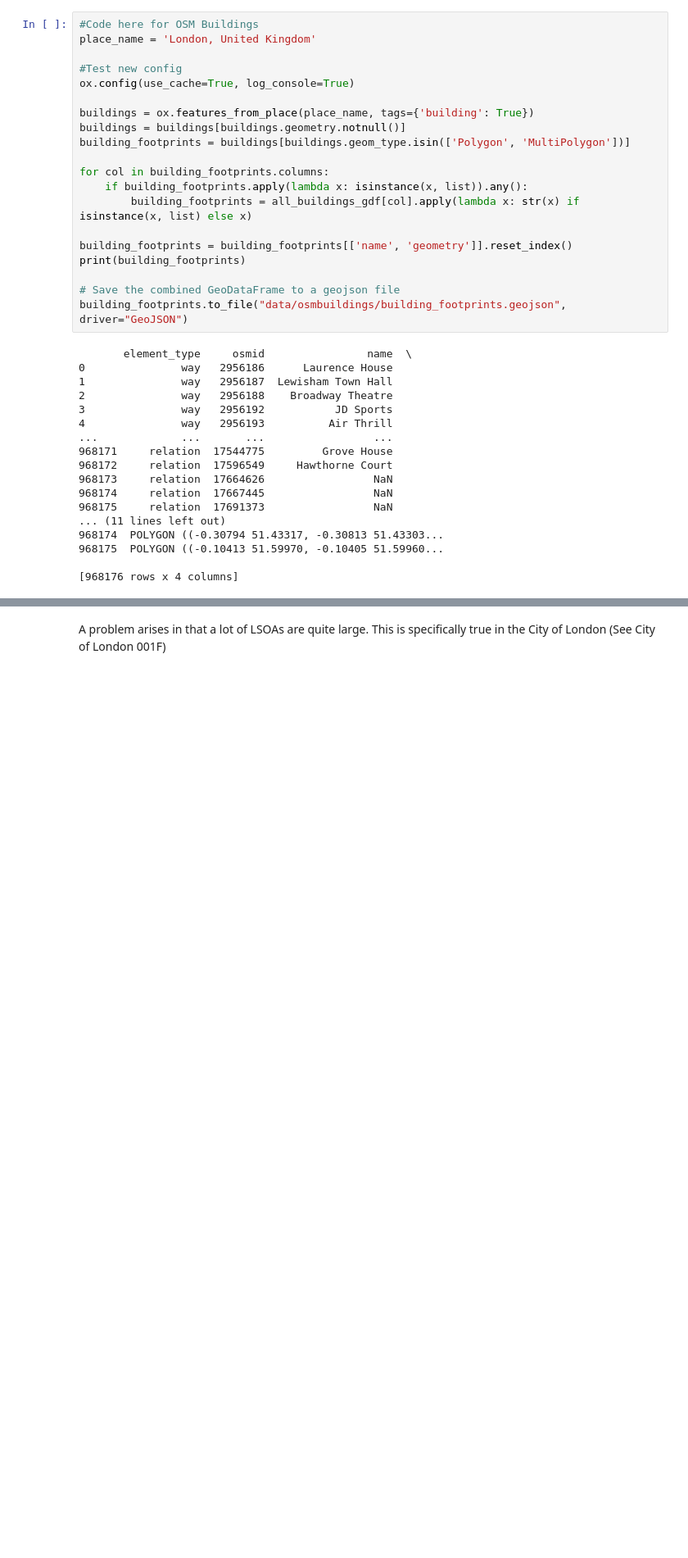
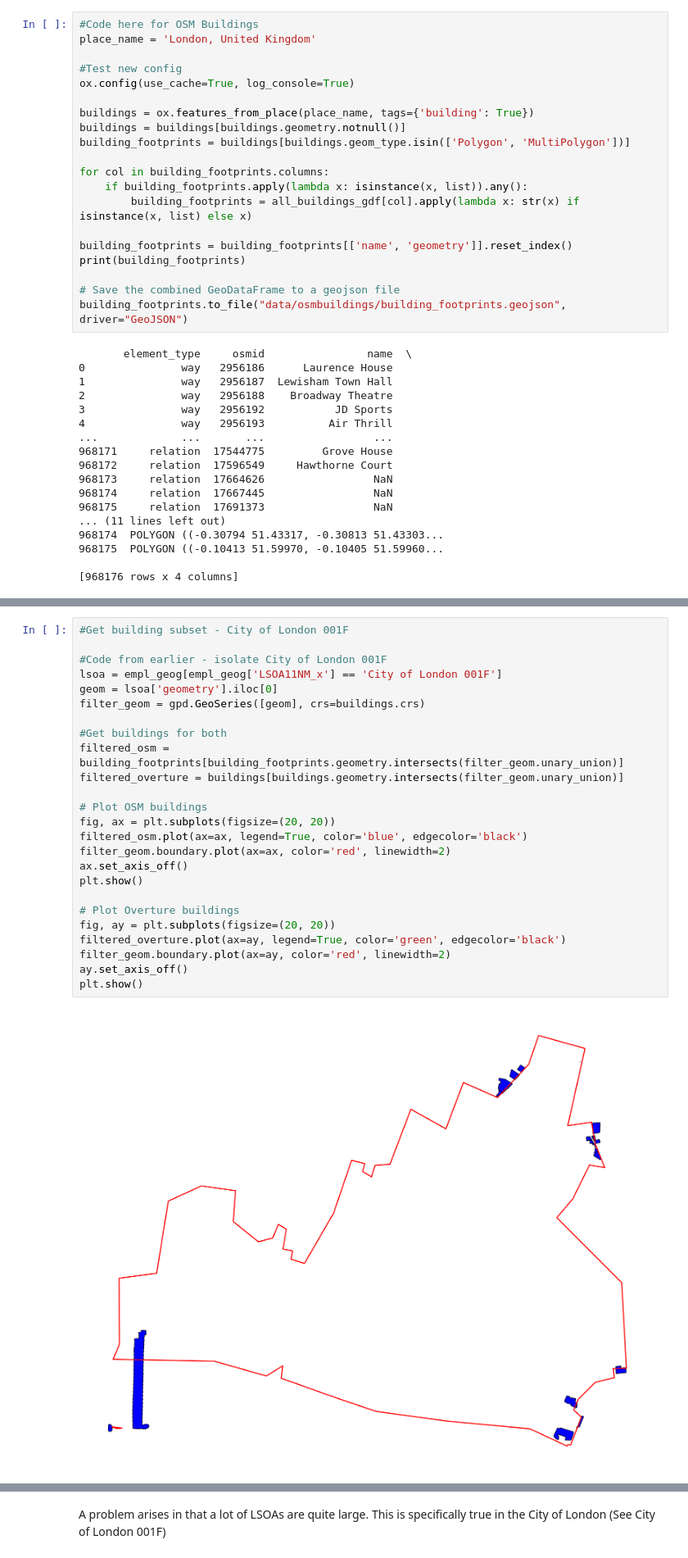
Before and after one commit to grolls23/MScDissertation, a Jupyter notebook: OvertureTest.ipynb, the cells around one changed output, grey strips where cells are left out. Shown at 82% size. Saved outputs shown, nothing was run; the diff lists cells and outputs as text; blank space fills up the shorter version.

Commit message:
Working on plotting buildings

```diff
--- a/OvertureTest.ipynb
+++ b/OvertureTest.ipynb
@@ -406,0 +426,27 @@ building_footprints.to_file("data/osmbuildings/building_footprints.geojson", dri
+# %%
+#Get building subset - City of London 001F
+
+#Code from earlier - isolate City of London 001F
+lsoa = empl_geog[empl_geog['LSOA11NM_x'] == 'City of London 001F']
+geom = lsoa['geometry'].iloc[0]
+filter_geom = gpd.GeoSeries([geom], crs=buildings.crs)
+
+#Get buildings for both
+filtered_osm = building_footprints[building_footprints.geometry.intersects(filter_geom.unary_union)]
+filtered_overture = buildings[buildings.geometry.intersects(filter_geom.unary_union)]
+
+# Plot OSM buildings
+fig, ax = plt.subplots(figsize=(20, 20))
+filtered_osm.plot(ax=ax, legend=True, color='blue', edgecolor='black')
+filter_geom.boundary.plot(ax=ax, color='red', linewidth=2)
+ax.set_axis_off()
+plt.show()
+
+# Plot Overture buildings
+fig, ay = plt.subplots(figsize=(20, 20))
+filtered_overture.plot(ax=ay, legend=True, color='green', edgecolor='black')
+filter_geom.boundary.plot(ax=ay, color='red', linewidth=2)
+ay.set_axis_off()
+plt.show()
+# %% [output]
+[figure, added]
```
Also changed, not shown: parts of 5 cells of this notebook, 1 other file.
